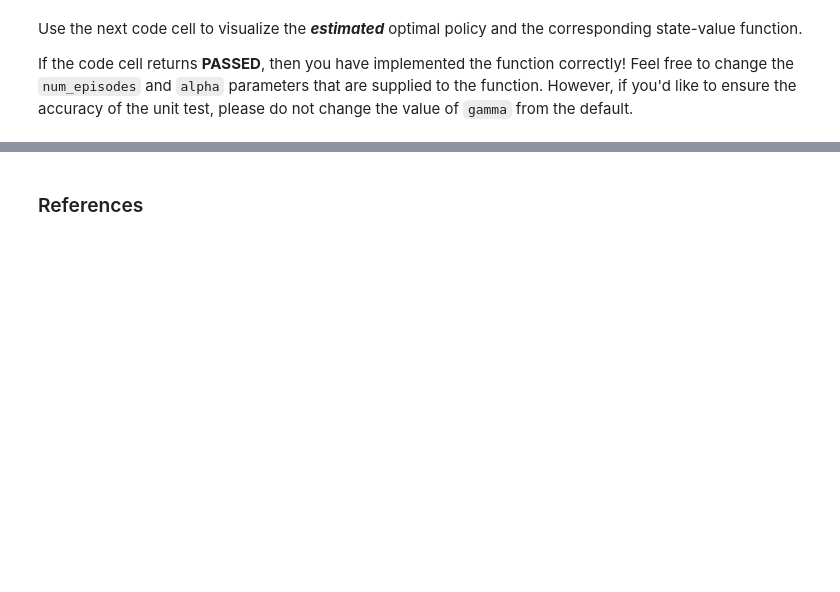
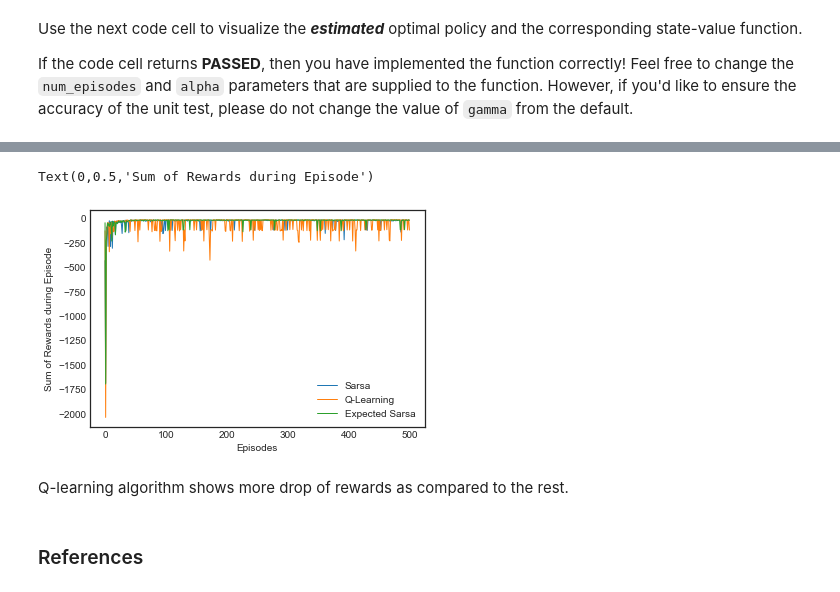
Before and after one commit to ekaakurniawan/DRLND, a Jupyter notebook: assignments/P1-Intro/L7-Temporal-Difference/Temporal_Difference.ipynb, the cells around one changed output, grey strips where cells are left out. Saved outputs shown, nothing was run; the diff lists cells and outputs as text; code cells hidden in the pictures; blank space fills up the shorter version.

```diff
--- a/assignments/P1-Intro/L7-Temporal-Difference/Temporal_Difference.ipynb
+++ b/assignments/P1-Intro/L7-Temporal-Difference/Temporal_Difference.ipynb
@@ -371,3 +389,15 @@ Estimated Optimal Policy (UP = 0, RIGHT = 1, DOWN = 2, LEFT = 3, N/A = -1):
+# %%
+plt.plot(sum_of_rewards_sarsa, linewidth=1, label='Sarsa')
+plt.plot(sum_of_rewards_sarsamax, linewidth=1, label='Q-Learning')
+plt.plot(sum_of_rewards_expsarsa, linewidth=1, label='Expected Sarsa')
+plt.legend()
+plt.xlabel('Episodes')
+plt.ylabel('Sum of Rewards during Episode')
+# %% [output]
+Text(0,0.5,'Sum of Rewards during Episode')
+[figure, added]
+# %% [markdown]
+Q-learning algorithm shows more drop of rewards as compared to the rest.
 # %% [markdown]
 ### References
 # %% [markdown]
```
Also changed, not shown: parts of 8 cells of this notebook.
